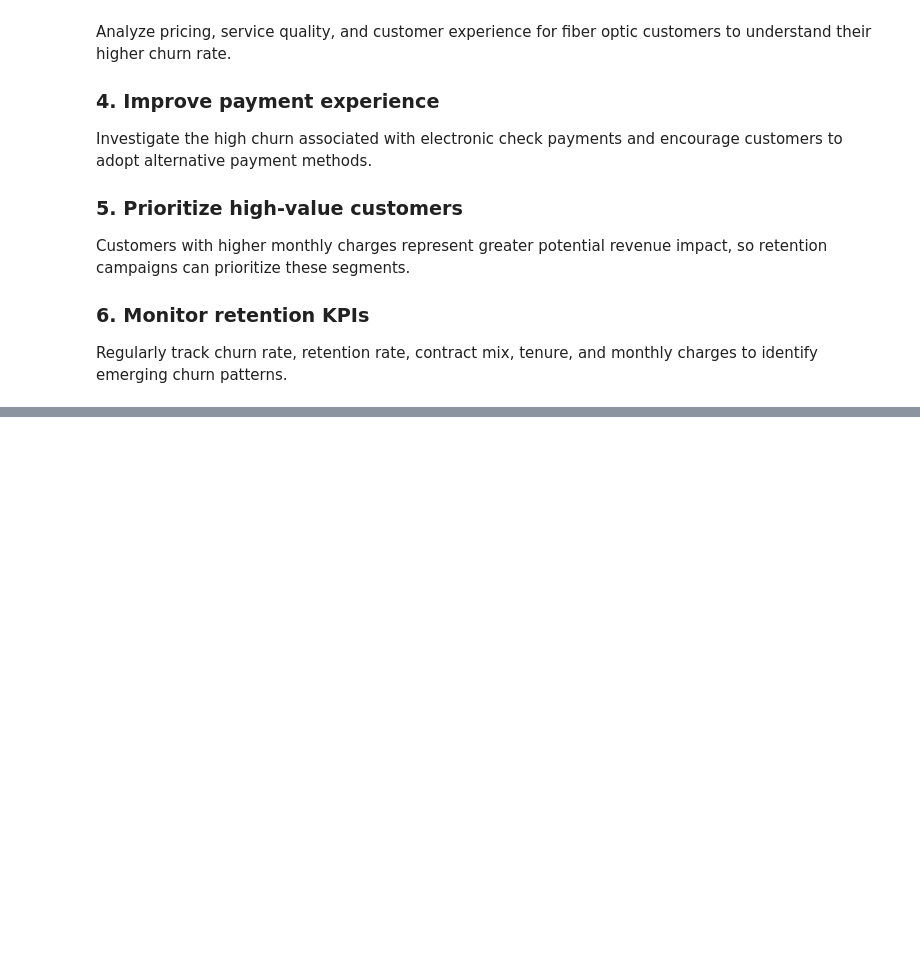
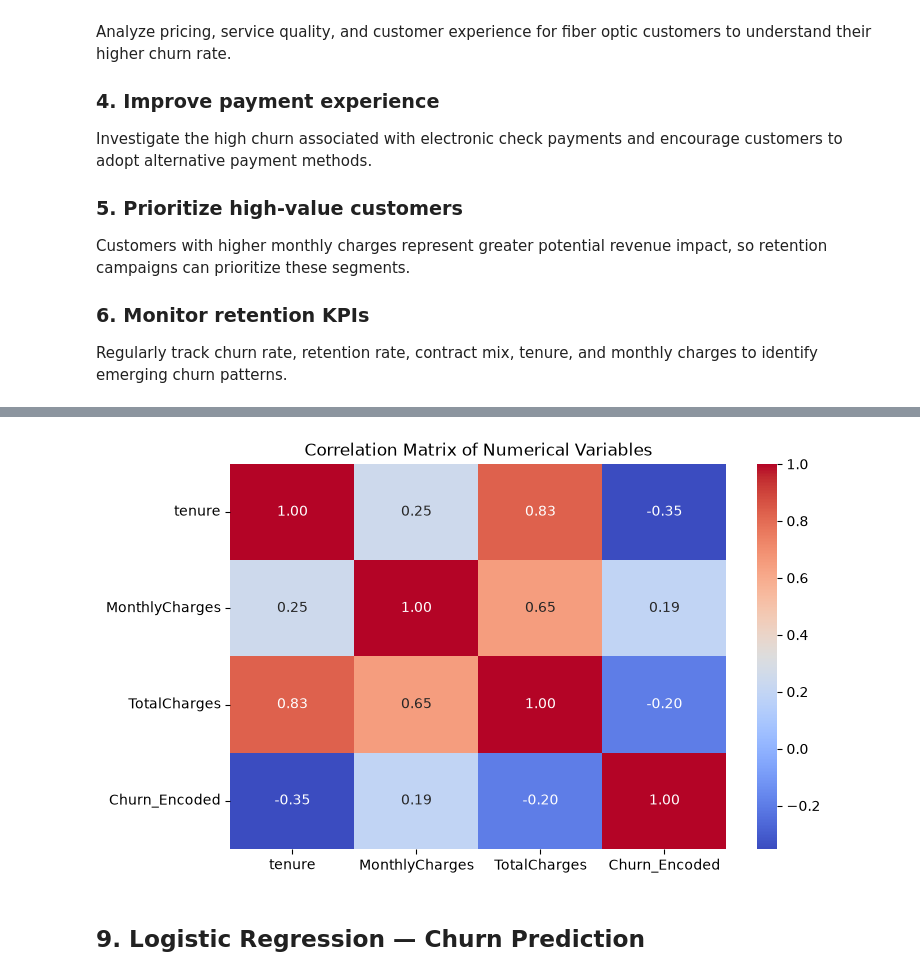
Before and after one commit to s-kamirkar/Customer-Churn-Retention-Analysis, a Jupyter notebook: notebooks/01_customer_churn_analysis.ipynb, the cells around one changed output, grey strips where cells are left out. Saved outputs shown, nothing was run; the diff lists cells and outputs as text; code cells hidden in the pictures; blank space fills up the shorter version.

Commit message:
Enhance churn analysis with predictive modeling

```diff
--- a/notebooks/01_customer_churn_analysis.ipynb
+++ b/notebooks/01_customer_churn_analysis.ipynb
@@ -617,0 +635,9 @@ Regularly track churn rate, retention rate, contract mix, tenure, and monthly ch
+# %%
+# Convert the Churn column from text values into numerical values
+# "No" = 0 means the customer did not churn
+# "Yes" = 1 means the customer churned
+
+df["Churn_Encoded"] = df["Churn"].map({
+    "No": 0,
+    "Yes": 1
+})
@@ -617,0 +654,11 @@ Regularly track churn rate, retention rate, contract mix, tenure, and monthly ch
+# %%
+# Select the numerical variables we want to compare
+correlation_data = df[
+    ["tenure", "MonthlyCharges", "TotalCharges", "Churn_Encoded"]
+]
+
+# Calculate the correlation between each pair of variables
+correlation_matrix = correlation_data.corr()
+
+# Display the correlation matrix
+correlation_matrix
@@ -617,0 +671,23 @@ Regularly track churn rate, retention rate, contract mix, tenure, and monthly ch
+# %%
+# Create a figure for the correlation heatmap
+plt.figure(figsize=(8, 5))
+
+# Display the correlation values using colors
+# annot=True shows the numerical correlation values
+# fmt=".2f" displays values up to 2 decimal places
+sns.heatmap(
+    correlation_matrix,
+    annot=True,
+    cmap="coolwarm",
+    fmt=".2f"
+)
+
+# Add a title to the heatmap
+plt.title("Correlation Matrix of Numerical Variables")
+
+# Display the heatmap
+plt.show()
+# %% [output]
+[figure, added]
+# %% [markdown]
+## 9. Logistic Regression — Churn Prediction
```
Also changed, not shown: parts of 50 cells of this notebook.
